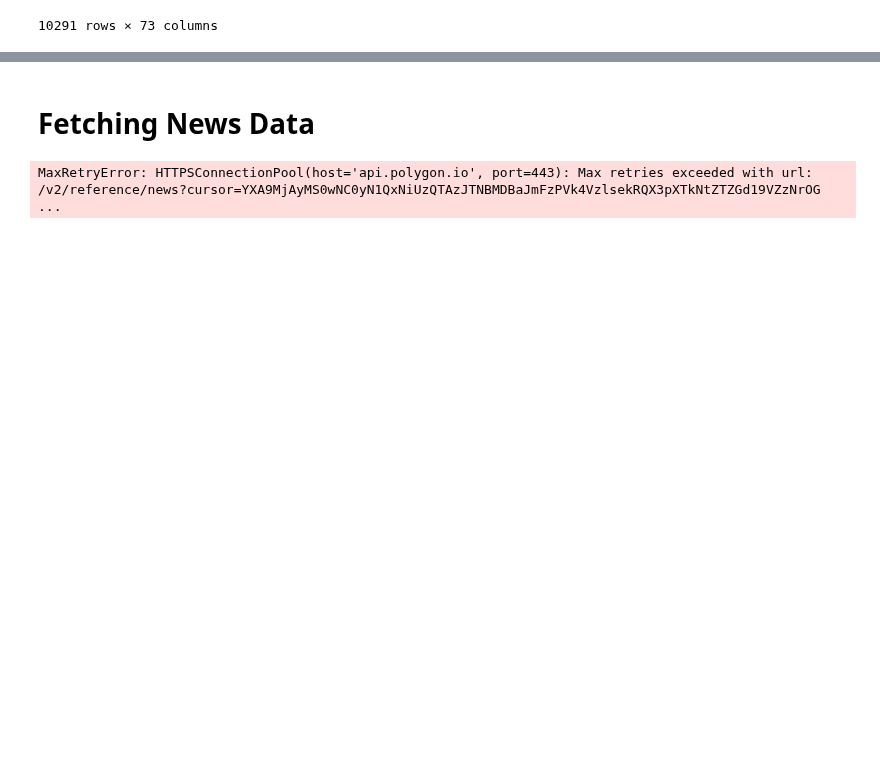
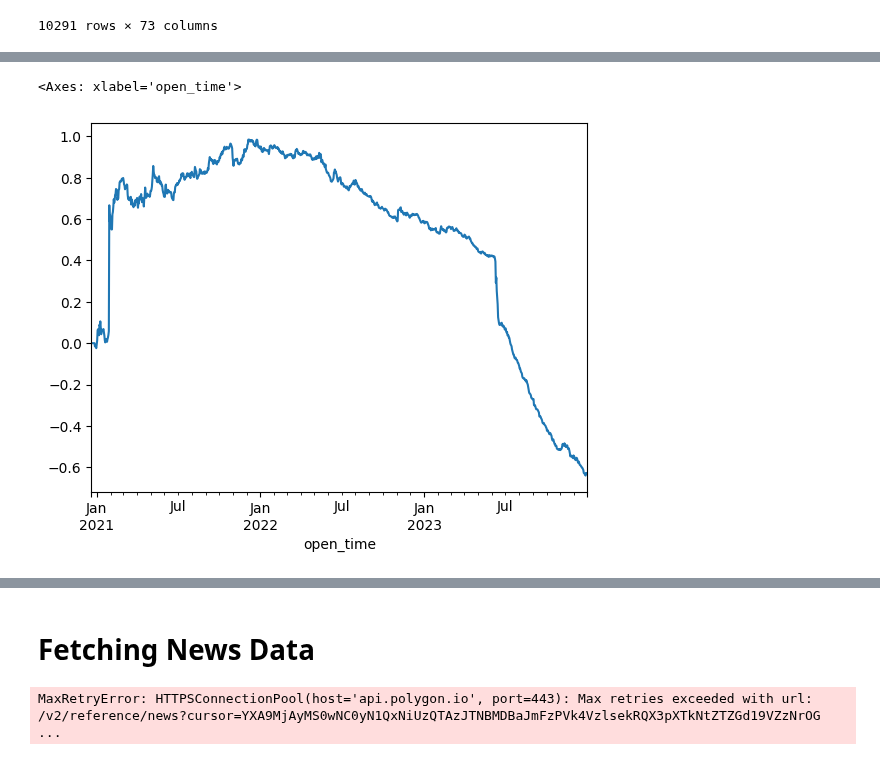
Before and after one commit to wbchristerson/crypto-strategies, a Jupyter notebook: anomaly_detection.ipynb, the cells around one changed output, grey strips where cells are left out. Saved outputs shown, nothing was run; the diff lists cells and outputs as text; code cells hidden in the pictures; blank space fills up the shorter version.

```diff
--- a/anomaly_detection.ipynb
+++ b/anomaly_detection.ipynb
@@ -83,0 +149,11 @@ px
+# %%
+normalized_daily_signal = normalized_signal[normalized_signal.index.hour == 0]
+px_daily_train_data = px_train_data[px_train_data.index.hour == 0]
+
+gross_daily_returns, net_daily_returns = get_gross_returns_and_net_returns(
+    normalized_daily_signal, px_daily_train_data)
+# %%
+gross_daily_returns.cumsum().plot()
+# %% [output]
+<Axes: xlabel='open_time'>
+[figure, added]
```
Also changed, not shown: parts of 13 cells of this notebook, 2 other files.
